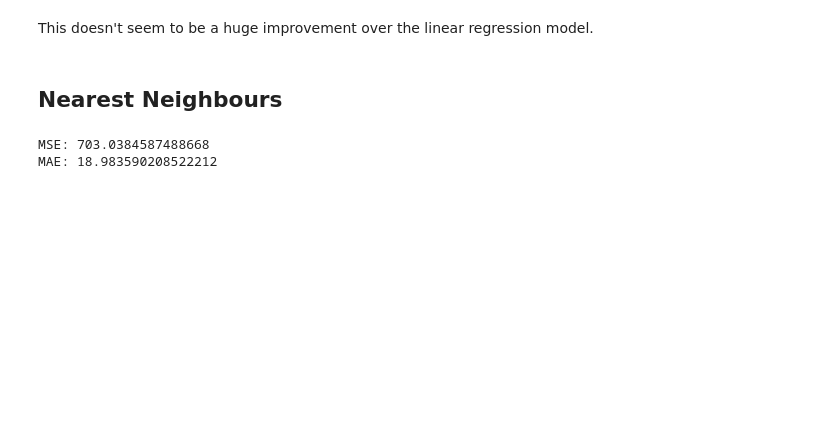
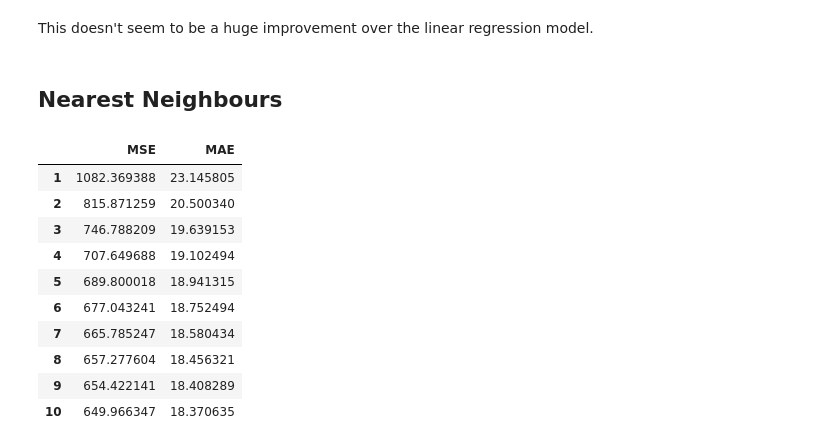
Before and after one commit to nickhill97/berlin_airbnb, a Jupyter notebook: notebooks/modelling.ipynb, the cells around one changed output. Cells and saved outputs as stored; diff of their text form; code cells hidden in the pictures; blank space fills up the shorter version.

```diff
--- a/notebooks/modelling.ipynb
+++ b/notebooks/modelling.ipynb
@@ -102,15 +103,29 @@ This doesn't seem to be a huge improvement over the linear regression model.
 # %% [markdown]
 ## Nearest Neighbours
 # %%
-# Train the model
-knn = KNeighborsRegressor().fit(X_train, y_train)
+errors = []
+for K in range(1, 11):
+    # Train the model
+    knn = KNeighborsRegressor(n_neighbors=K).fit(X_train, y_train)
 
-# Make predictions on the test set
-predictions = knn.predict(X_test)
+    # Make predictions on the test set
+    predictions = knn.predict(X_test)
 
-# Evaluate the model
-print(f"MSE: {metrics.mean_squared_error(y_test, predictions)}")
-print(f"MAE: {metrics.mean_absolute_error(y_test, predictions)}")
+    # Evaluate the model
+    MSE = metrics.mean_squared_error(y_test, predictions)
+    MAE = metrics.mean_absolute_error(y_test, predictions)
+    errors.append([MSE, MAE])
+
+pd.DataFrame(errors, columns=["MSE", "MAE"], index=range(1,11))
 # %% [output]
-MSE: 703.0384587488668
-MAE: 18.983590208522212
+|  | MSE | MAE |
+| 1 | 1082.369388 | 23.145805 |
+| 2 | 815.871259 | 20.500340 |
+| 3 | 746.788209 | 19.639153 |
+| 4 | 707.649688 | 19.102494 |
+| 5 | 689.800018 | 18.941315 |
+| 6 | 677.043241 | 18.752494 |
+| 7 | 665.785247 | 18.580434 |
+| 8 | 657.277604 | 18.456321 |
+| 9 | 654.422141 | 18.408289 |
+| 10 | 649.966347 | 18.370635 |
```
Also changed, not shown: parts of 4 cells of this notebook, 1 other file.
